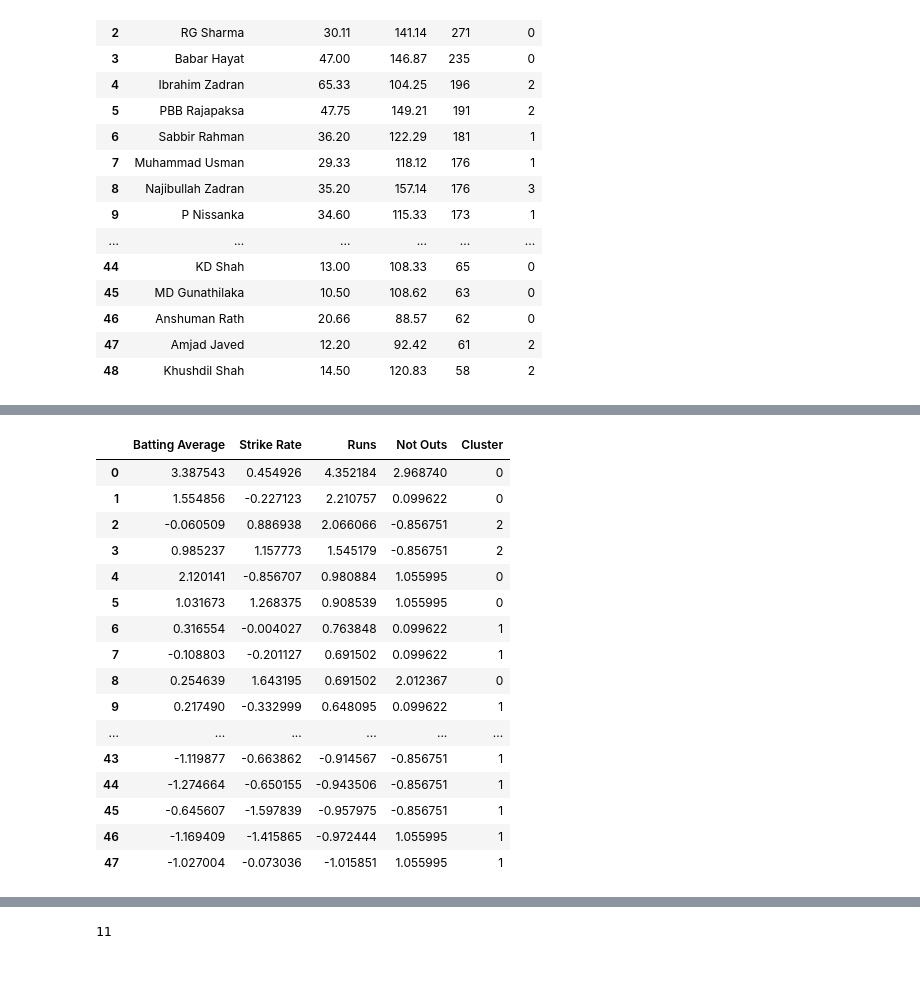
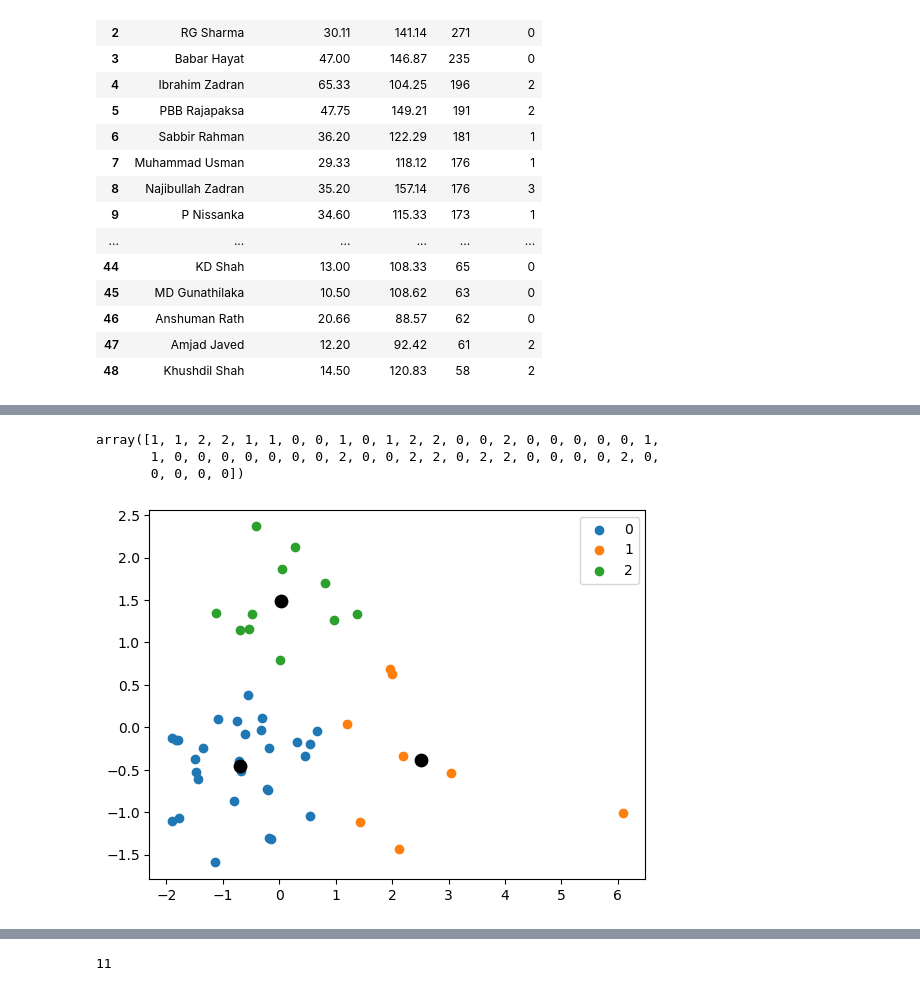
Before and after one commit to Vikaslh/Crick-stat-index-11, a Jupyter notebook: batsman-T20.ipynb, the cells around one changed output, grey strips where cells are left out. Drawn from its saved outputs; the diff is of its cells as text; code cells hidden in the pictures.

```diff
--- a/batsman-T20.ipynb
+++ b/batsman-T20.ipynb
@@ -103,28 +91,26 @@ def elbow_plot( min_k, max_k, k_max_iter):
 # %%
 # elbow_plot(2,12,50)
 # %%
-# Clustering the players using k-means algorithm.
+# Clustering the players using k-means algorithm
 km = KMeans(n_clusters=3,n_init=50)
-scaled_data['Cluster'] = km.fit_predict(scaled_data) # assigning the cluster number for each datapoint in the dataframe.
-scaled_data
+label = km.fit_predict(df)
+scaled_data['Cluster'] = km.labels_ # assigning the cluster number for each datapoint in the dataframe.
+scaled_data['Cluster'].value_counts()
+label
 # %% [output]
-|  | Batting Average | Strike Rate | Runs | Not Outs | Cluster |
-| 0 | 3.387543 | 0.454926 | 4.352184 | 2.968740 | 0 |
-| 1 | 1.554856 | -0.227123 | 2.210757 | 0.099622 | 0 |
-| 2 | -0.060509 | 0.886938 | 2.066066 | -0.856751 | 2 |
-| 3 | 0.985237 | 1.157773 | 1.545179 | -0.856751 | 2 |
-| 4 | 2.120141 | -0.856707 | 0.980884 | 1.055995 | 0 |
-| 5 | 1.031673 | 1.268375 | 0.908539 | 1.055995 | 0 |
-| 6 | 0.316554 | -0.004027 | 0.763848 | 0.099622 | 1 |
-| 7 | -0.108803 | -0.201127 | 0.691502 | 0.099622 | 1 |
-| 8 | 0.254639 | 1.643195 | 0.691502 | 2.012367 | 0 |
-| 9 | 0.217490 | -0.332999 | 0.648095 | 0.099622 | 1 |
-| ... | ... | ... | ... | ... | ... |
-| 43 | -1.119877 | -0.663862 | -0.914567 | -0.856751 | 1 |
-| 44 | -1.274664 | -0.650155 | -0.943506 | -0.856751 | 1 |
-| 45 | -0.645607 | -1.597839 | -0.957975 | -0.856751 | 1 |
-| 46 | -1.169409 | -1.415865 | -0.972444 | 1.055995 | 1 |
-| 47 | -1.027004 | -0.073036 | -1.015851 | 1.055995 | 1 |
+array([1, 1, 2, 2, 1, 1, 0, 0, 1, 0, 1, 2, 2, 0, 0, 2, 0, 0, 0, 0, 0, 1,
+       1, 0, 0, 0, 0, 0, 0, 0, 2, 0, 0, 2, 2, 0, 2, 2, 0, 0, 0, 0, 2, 0,
+       0, 0, 0, 0])
+# %%
+centroids = km.cluster_centers_
+u_labels = np.unique(label)
+for i in u_labels:
+    plt.scatter(df[label==i,0],df[label==i,1], label=i)
+plt.scatter(centroids[:,0], centroids[:,1], s=80, color = 'k')
+plt.legend()
+plt.show()
+# %% [output]
+[figure, added]
 # %%
 scaled_data.insert(0,'Player Name',batsman_t20['Player Name']) # adding player name to the cluster...
 scaled_data
```
Also changed, not shown: parts of 7 cells of this notebook, 1 other file.
